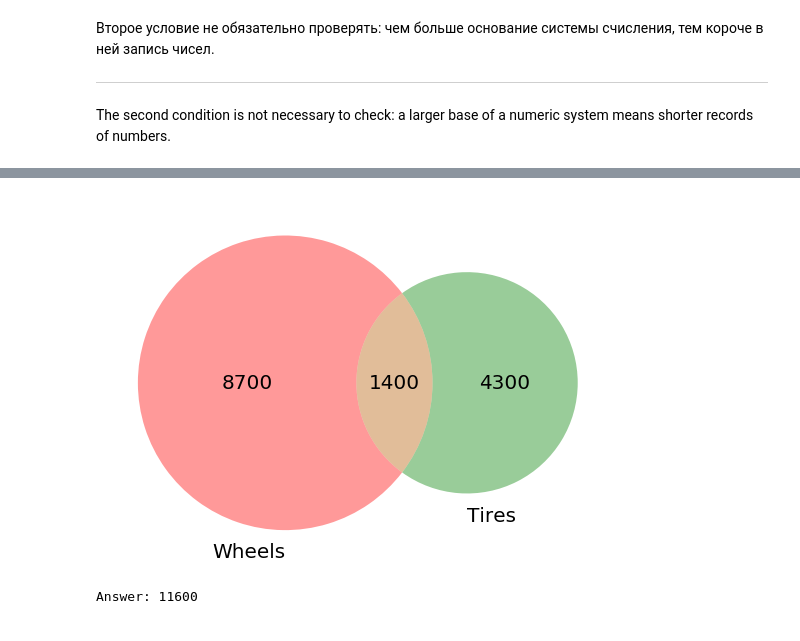
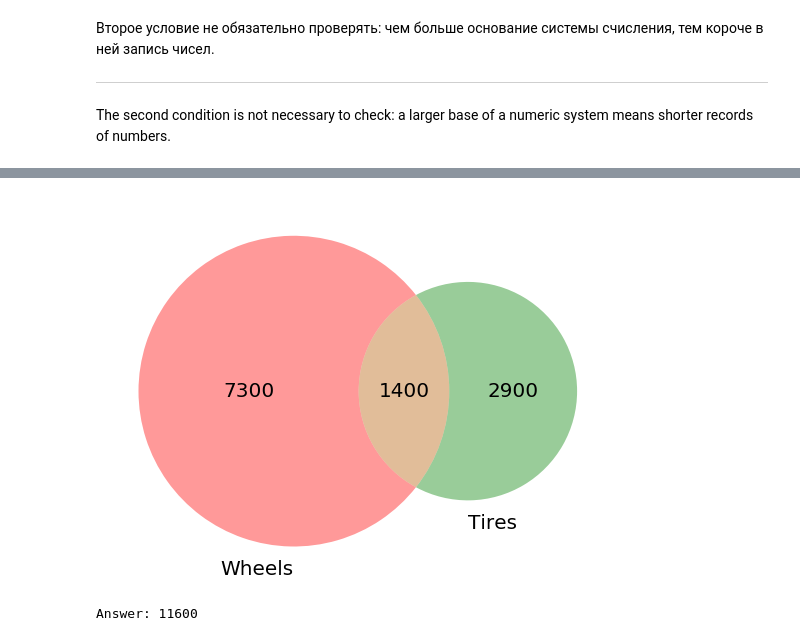
Before and after one commit to OlgaBelitskaya/it_20172018, a Jupyter notebook: 2017_Variant3.ipynb, the cells around one changed output, grey strips where cells are left out. Drawn from its saved outputs; the diff is of its cells as text; code cells hidden in the pictures.

```diff
--- a/2017_Variant3.ipynb
+++ b/2017_Variant3.ipynb
@@ -1152,26 +1164,26 @@ It is assumed that all queries were executed almost simultaneously so that the s
 # %%
 from matplotlib_venn import venn2
 
 wheels = 8700
 tires = 4300
 wheels_and_tires = 1400
 
 # колеса_или_шины = колеса + шины - колеса_и_шины
 wheels_or_tires = wheels + tires - wheels_and_tires
 
-search_sets =[wheels, tires, wheels_and_tires]
+search_sets =[wheels - wheels_and_tires, tires - wheels_and_tires, wheels_and_tires]
 
 plt.figure(figsize=(9,9))
 v=venn2(subsets=search_sets, set_labels=('Wheels', 'Tires'))
 
 for text in v.set_labels:
     text.set_fontsize(20)
 for text in v.subset_labels:
     text.set_fontsize(20)
 
 plt.show()
 # %% [output]
-[figure, old version]
+[figure, new version]
 # %%
 answer_dictionary[17]=str(wheels_or_tires)
 print("Answer:", answer_dictionary[17])
```
Also changed, not shown: parts of 4 cells of this notebook, 1 other file.
